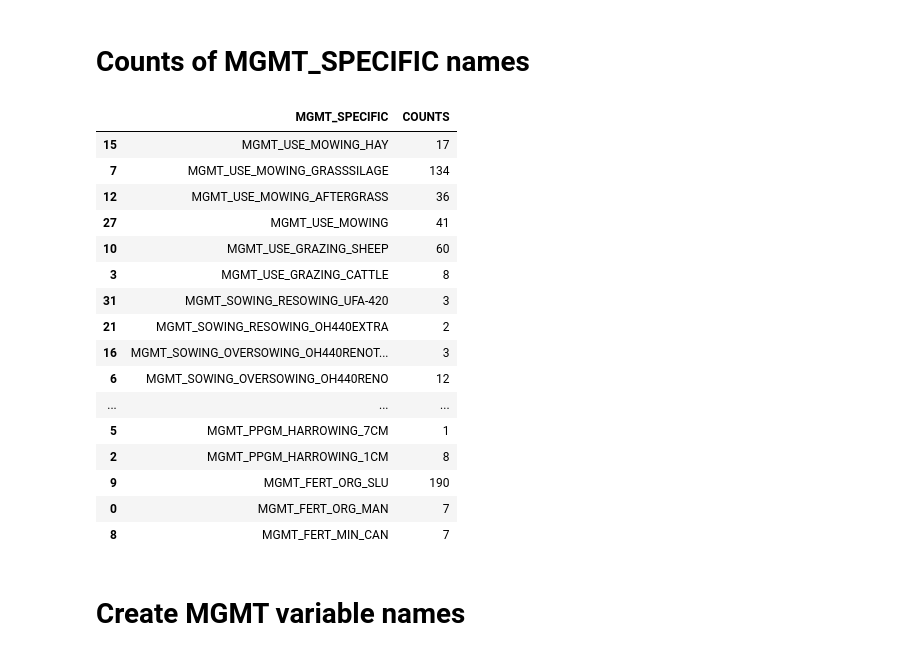
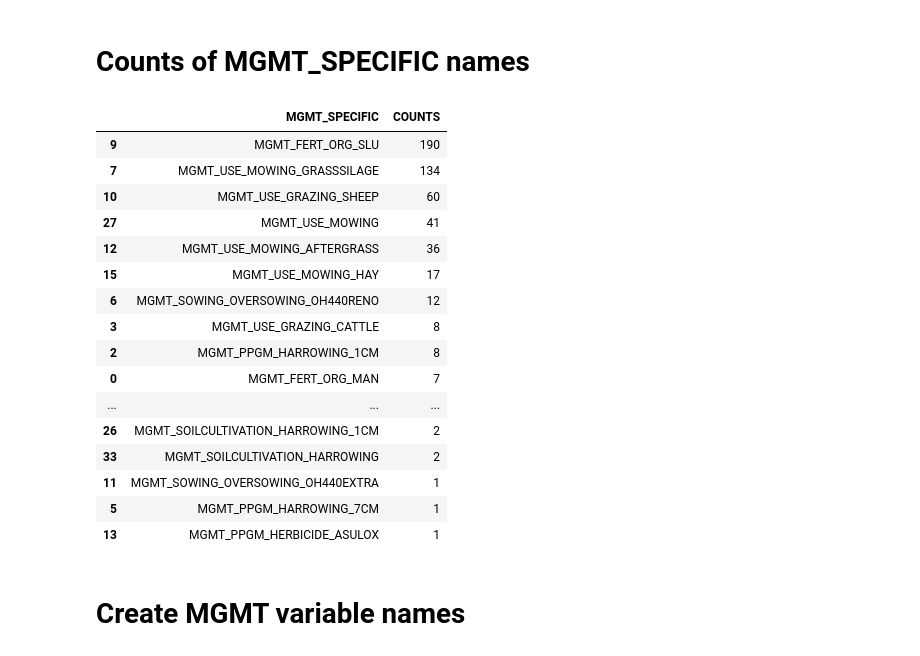
Before and after one commit to holukas/dataset_cha_fp2024_2005-2023, a Jupyter notebook: notebooks/15_MANAGEMENT/read.ipynb, the cells around one changed output. Drawn from its saved outputs; the diff is of its cells as text; code cells hidden in the pictures.

```diff
--- a/notebooks/15_MANAGEMENT/read.ipynb
+++ b/notebooks/15_MANAGEMENT/read.ipynb
@@ -183,33 +183,33 @@ display(df)
 # %%
 counts = Counter(df['MGMT_SPECIFIC'])
 # [print(f"{ix}: {c}") for ix, c in enumerate(counts)]
 # list(counts.values())
 # for e, c in counts.items():
     # print(f"{e}: {c}")
 counts_df = pd.DataFrame.from_dict(counts, orient='index').reset_index()
 rename_dict = {'index': 'MGMT_SPECIFIC', 0: 'COUNTS'}
 counts_df = counts_df.rename(columns=rename_dict, inplace=False)
-counts_df = counts_df.sort_values(by='MGMT_SPECIFIC', ascending=False)
+counts_df = counts_df.sort_values(by='COUNTS', ascending=False)
 counts_df.to_csv("management_consolidation.csv", index=False)
 counts_df
 # %% [output]
 |  | MGMT_SPECIFIC | COUNTS |
+| 9 | MGMT_FERT_ORG_SLU | 190 |
+| 7 | MGMT_USE_MOWING_GRASSSILAGE | 134 |
+| 10 | MGMT_USE_GRAZING_SHEEP | 60 |
+| 27 | MGMT_USE_MOWING | 41 |
+| 12 | MGMT_USE_MOWING_AFTERGRASS | 36 |
 | 15 | MGMT_USE_MOWING_HAY | 17 |
-| 7 | MGMT_USE_MOWING_GRASSSILAGE | 134 |
-| 12 | MGMT_USE_MOWING_AFTERGRASS | 36 |
-| 27 | MGMT_USE_MOWING | 41 |
-| 10 | MGMT_USE_GRAZING_SHEEP | 60 |
+| 6 | MGMT_SOWING_OVERSOWING_OH440RENO | 12 |
 | 3 | MGMT_USE_GRAZING_CATTLE | 8 |
-| 31 | MGMT_SOWING_RESOWING_UFA-420 | 3 |
-| 21 | MGMT_SOWING_RESOWING_OH440EXTRA | 2 |
-| 16 | MGMT_SOWING_OVERSOWING_OH440RENOT... | 3 |
-| 6 | MGMT_SOWING_OVERSOWING_OH440RENO | 12 |
+| 2 | MGMT_PPGM_HARROWING_1CM | 8 |
+| 0 | MGMT_FERT_ORG_MAN | 7 |
 | ... | ... | ... |
+| 26 | MGMT_SOILCULTIVATION_HARROWING_1CM | 2 |
+| 33 | MGMT_SOILCULTIVATION_HARROWING | 2 |
+| 11 | MGMT_SOWING_OVERSOWING_OH440EXTRA | 1 |
 | 5 | MGMT_PPGM_HARROWING_7CM | 1 |
-| 2 | MGMT_PPGM_HARROWING_1CM | 8 |
-| 9 | MGMT_FERT_ORG_SLU | 190 |
-| 0 | MGMT_FERT_ORG_MAN | 7 |
-| 8 | MGMT_FERT_MIN_CAN | 7 |
+| 13 | MGMT_PPGM_HERBICIDE_ASULOX | 1 |
 # %% [markdown]
 # Create MGMT variable names
 # %%
```
Also changed, not shown: parts of 12 cells of this notebook.
